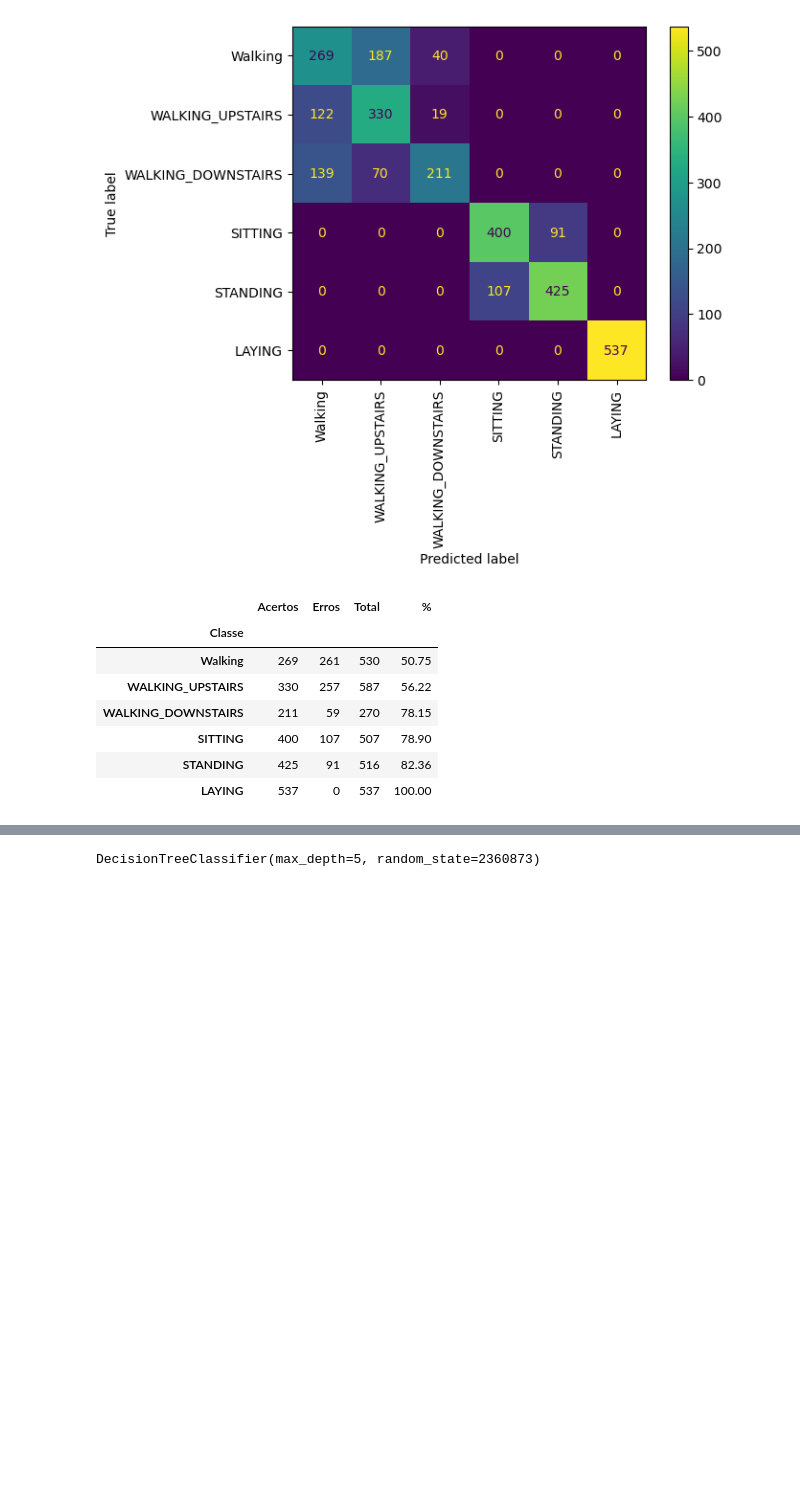
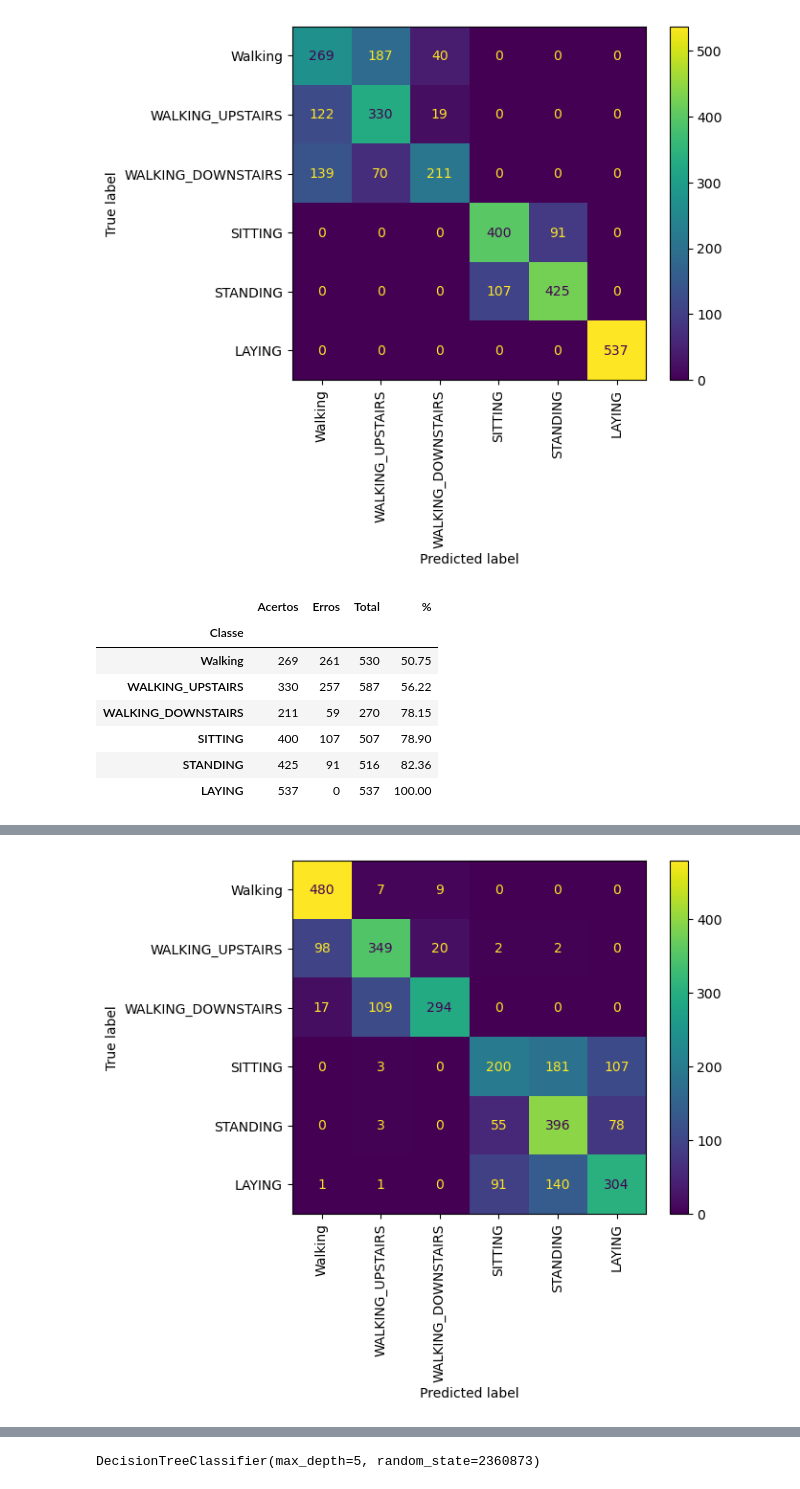
Before and after one commit to JECSanches/Classification_Tree_II-part_3, a Jupyter notebook: classification_tree_II-part-3.ipynb, the cells around one changed output, grey strips where cells are left out. Cells and saved outputs as stored; diff of their text form; code cells hidden in the pictures; blank space fills up the shorter version.

```diff
--- a/classification_tree_II-part-3.ipynb
+++ b/classification_tree_II-part-3.ipynb
@@ -314,0 +490,13 @@ A melhor forma de se melhorar um algoritmo é colocando nele novas variáveis qu
+# %%
+# Na base de testes
+ConfusionMatrixDisplay.from_estimator(
+    melhor_alvore_class,
+    X_test_class,
+    y_test,
+    display_labels=['Walking', 'WALKING_UPSTAIRS', 'WALKING_DOWNSTAIRS',
+                    'SITTING', 'STANDING', 'LAYING'],
+    xticks_rotation=90
+)
+plt.show()
+# %% [output]
+[figure, added]
```
Also changed, not shown: parts of 35 cells of this notebook.
